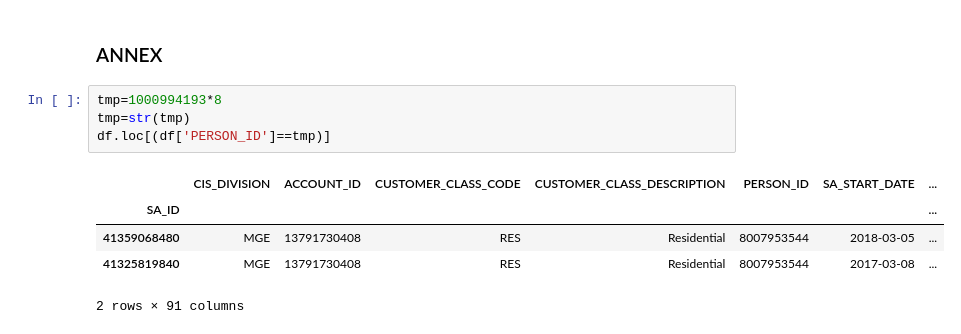
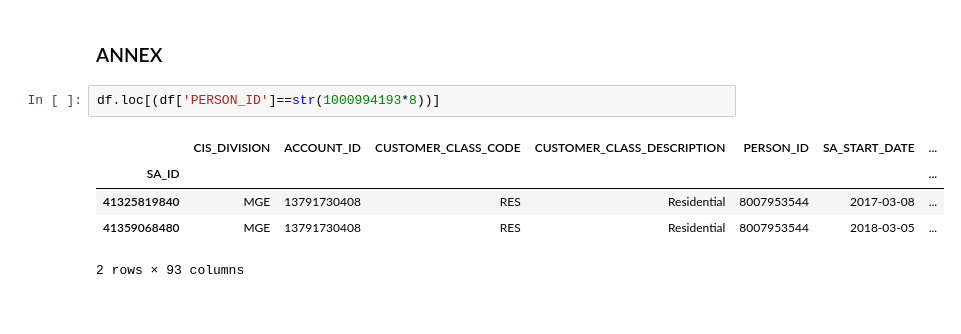
Before and after one commit to brocknosbisch/Springboard_Capstone_2, a Jupyter notebook: Chapter_1_Capstone_2_Data_Wrangling.ipynb, the cells around one changed output. Saved outputs shown, nothing was run; the diff lists cells and outputs as text.

```diff
--- a/Chapter_1_Capstone_2_Data_Wrangling.ipynb
+++ b/Chapter_1_Capstone_2_Data_Wrangling.ipynb
@@ -266,13 +264,11 @@ filename = 'data_wrangling_out.csv'
 df.to_csv(filename)
 # %% [markdown]
 ### ANNEX
-# %%
-tmp=1000994193*8
-tmp=str(tmp)
-df.loc[(df['PERSON_ID']==tmp)]
-# %% [output]
-|  | CIS_DIVISION | ACCOUNT_ID | CUSTOMER_CLASS_CODE | CUSTOMER_CLASS_DESCRIPTION | PERSON_ID | SA_START_DATE | ... |
-| SA_ID |  |  |  |  |  |  | ... |
-| 41359068480 | MGE | 13791730408 | RES | Residential | 8007953544 | 2018-03-05 | ... |
-| 41325819840 | MGE | 13791730408 | RES | Residential | 8007953544 | 2017-03-08 | ... |
-2 rows × 91 columns
+# %%
+df.loc[(df['PERSON_ID']==str(1000994193*8))]
+# %% [output]
+|  | CIS_DIVISION | ACCOUNT_ID | CUSTOMER_CLASS_CODE | CUSTOMER_CLASS_DESCRIPTION | PERSON_ID | SA_START_DATE | ... |
+| SA_ID |  |  |  |  |  |  | ... |
+| 41325819840 | MGE | 13791730408 | RES | Residential | 8007953544 | 2017-03-08 | ... |
+| 41359068480 | MGE | 13791730408 | RES | Residential | 8007953544 | 2018-03-05 | ... |
+2 rows × 93 columns
```
Also changed, not shown: parts of 8 cells of this notebook, 1 other file.
